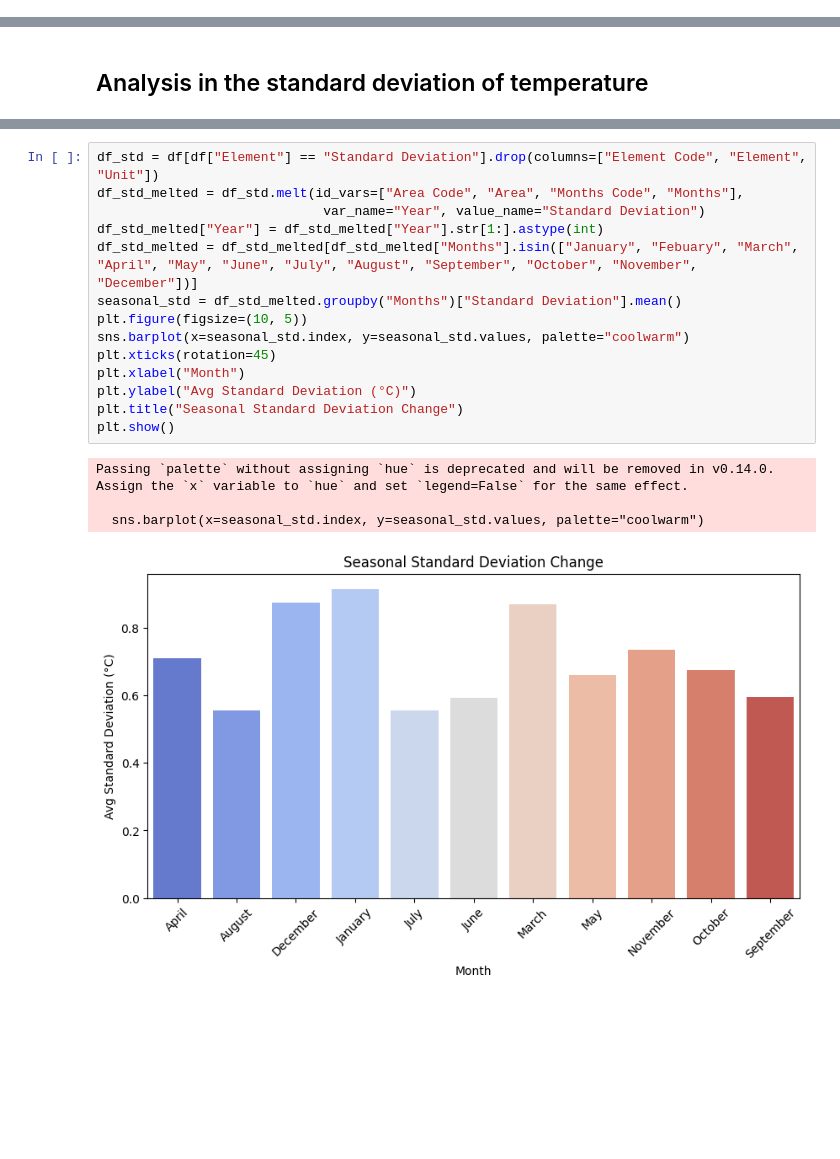
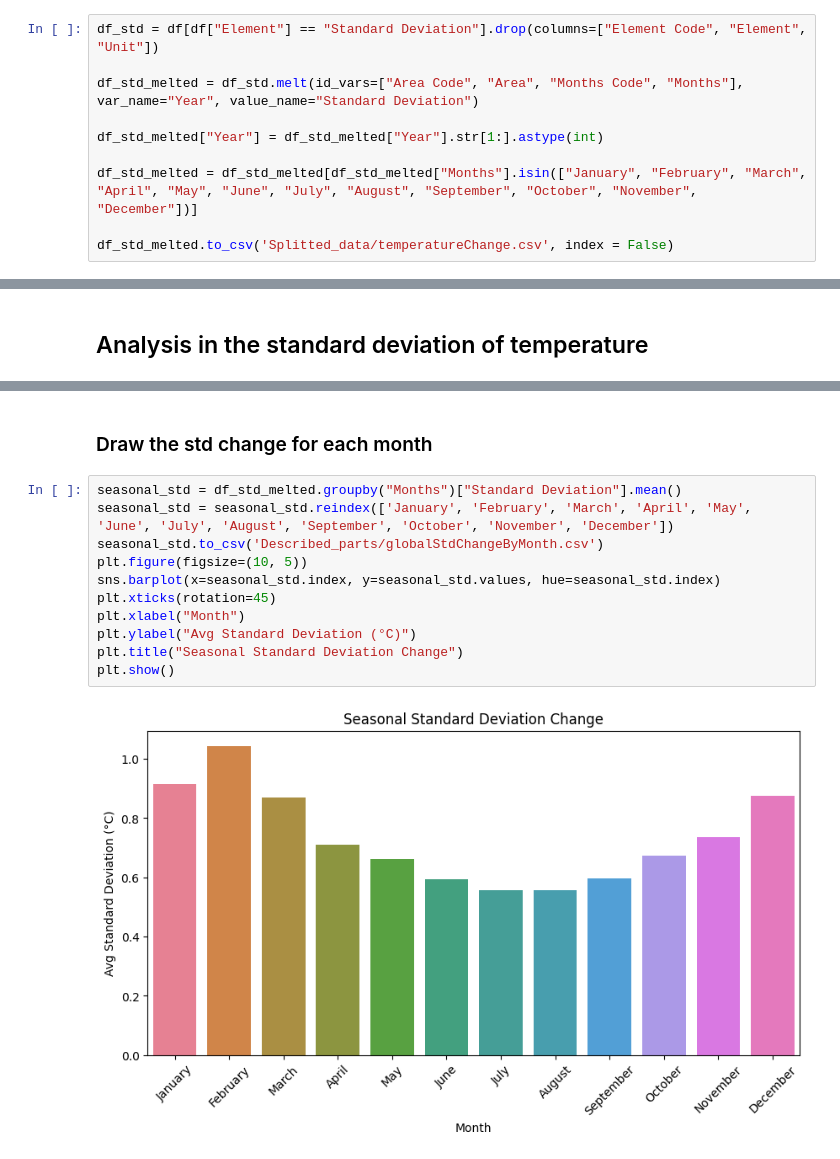
Before and after one commit to stacyshki/TemperatureChangeVisualization, a Jupyter notebook: FINAL PROJECT.ipynb, the cells around one changed output, grey strips where cells are left out. Cells and saved outputs as stored; diff of their text form; blank space fills up the shorter version.

```diff
--- a/FINAL PROJECT.ipynb
+++ b/FINAL PROJECT.ipynb
@@ -5,0 +33,10 @@ df = pd.read_csv("Environment_Temperature_change_E_All_Data_NOFLAG.csv", encodin
+# %%
+df_std = df[df["Element"] == "Standard Deviation"].drop(columns=["Element Code", "Element", "Unit"])
+
+df_std_melted = df_std.melt(id_vars=["Area Code", "Area", "Months Code", "Months"], var_name="Year", value_name="Standard Deviation")
+
+df_std_melted["Year"] = df_std_melted["Year"].str[1:].astype(int)
+
+df_std_melted = df_std_melted[df_std_melted["Months"].isin(["January", "February", "March", "April", "May", "June", "July", "August", "September", "October", "November", "December"])]
+
+df_std_melted.to_csv('Splitted_data/temperatureChange.csv', index = False)
@@ -62,19 +242,15 @@ Passing `palette` without assigning `hue` is deprecated and will be removed in v
+# %% [markdown]
+### Draw the std change for each month
 # %%
-df_std = df[df["Element"] == "Standard Deviation"].drop(columns=["Element Code", "Element", "Unit"])
-df_std_melted = df_std.melt(id_vars=["Area Code", "Area", "Months Code", "Months"],
-                             var_name="Year", value_name="Standard Deviation")
-df_std_melted["Year"] = df_std_melted["Year"].str[1:].astype(int)
-df_std_melted = df_std_melted[df_std_melted["Months"].isin(["January", "Febuary", "March", "April", "May", "June", "July", "August", "September", "October", "November", "December"])]
 seasonal_std = df_std_melted.groupby("Months")["Standard Deviation"].mean()
+seasonal_std = seasonal_std.reindex(['January', 'February', 'March', 'April', 'May', 'June', 'July', 'August', 'September', 'October', 'November', 'December'])
+seasonal_std.to_csv('Described_parts/globalStdChangeByMonth.csv')
 plt.figure(figsize=(10, 5))
-sns.barplot(x=seasonal_std.index, y=seasonal_std.values, palette="coolwarm")
+sns.barplot(x=seasonal_std.index, y=seasonal_std.values, hue=seasonal_std.index)
 plt.xticks(rotation=45)
 plt.xlabel("Month")
 plt.ylabel("Avg Standard Deviation (°C)")
 plt.title("Seasonal Standard Deviation Change")
 plt.show()
 # %% [output]
-Passing `palette` without assigning `hue` is deprecated and will be removed in v0.14.0. Assign the `x` variable to `hue` and set `legend=False` for the same effect.
-
-  sns.barplot(x=seasonal_std.index, y=seasonal_std.values, palette="coolwarm")
-[figure, old version]
+[figure, new version]
```
Also changed, not shown: parts of 26 cells of this notebook, 21 other files.
